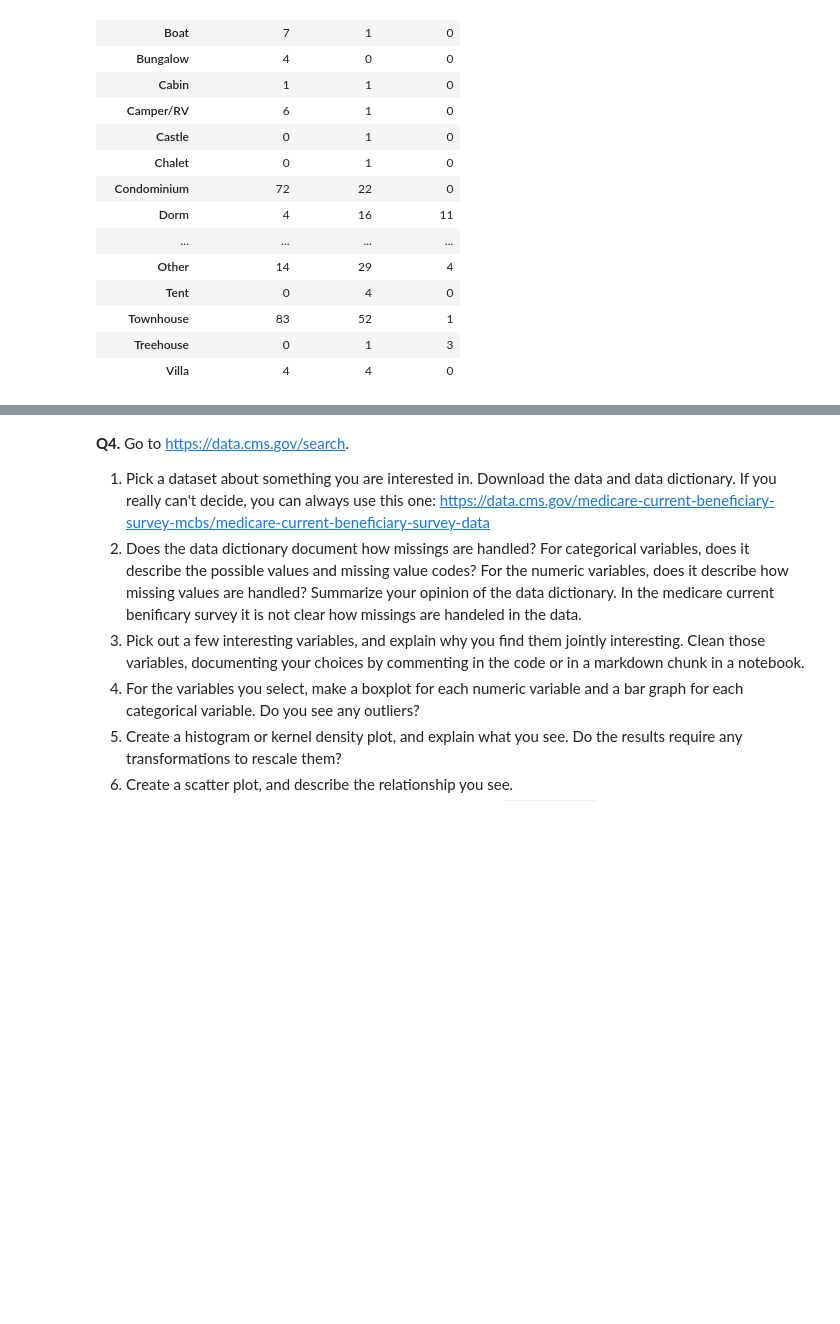
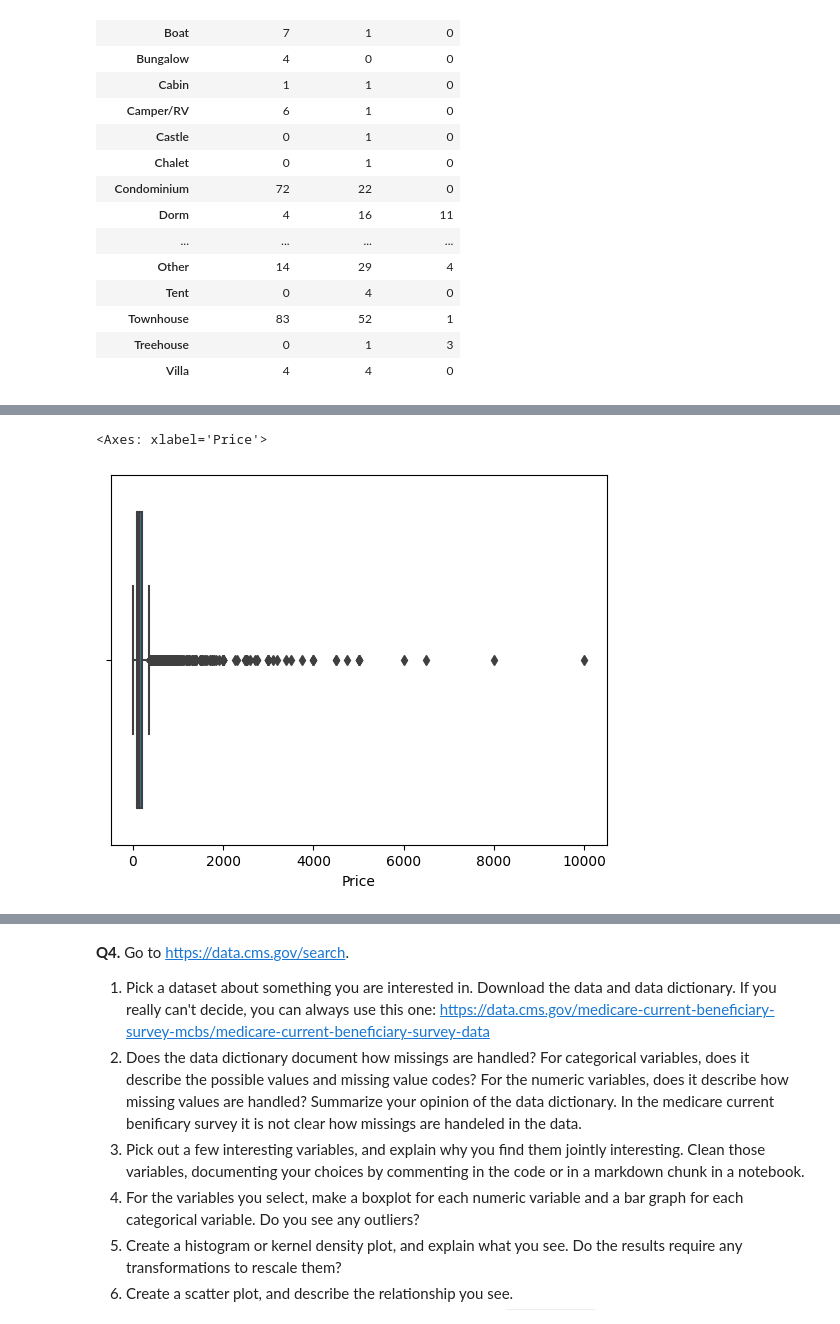
Before and after one commit to BridgetHolt/visualization, a Jupyter notebook: assignment/assignment.ipynb, the cells around one changed output, grey strips where cells are left out. Saved outputs shown, nothing was run; the diff lists cells and outputs as text; code cells hidden in the pictures; blank space fills up the shorter version.

```diff
--- a/assignment/assignment.ipynb
+++ b/assignment/assignment.ipynb
@@ -274,0 +291,5 @@ pd.crosstab(df['Property Type'],df['Room Type'])
+# %%
+sns.boxplot(data=df,x='Price')
+# %% [output]
+<Axes: xlabel='Price'>
+[figure, added]
```
Also changed, not shown: parts of 27 cells of this notebook.
